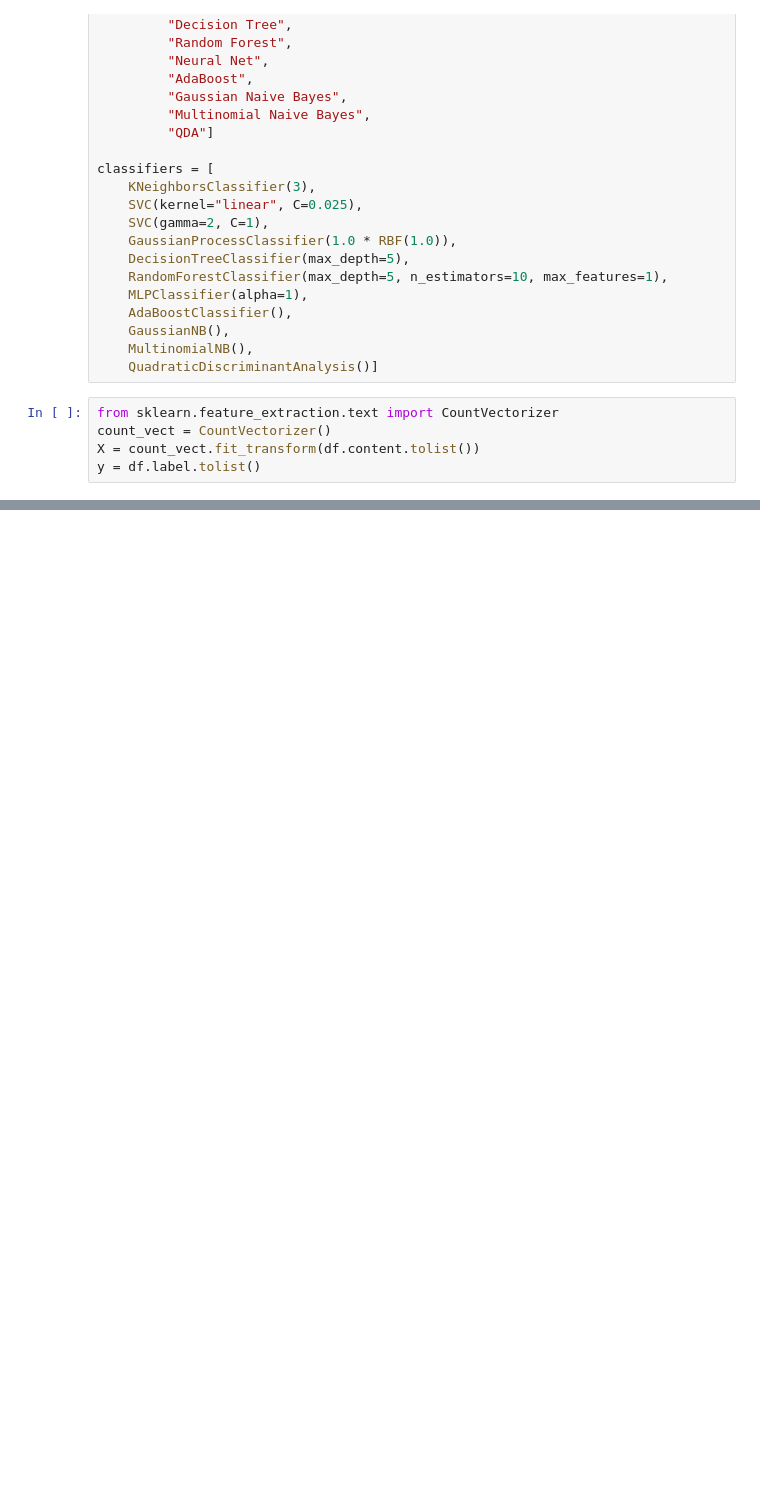
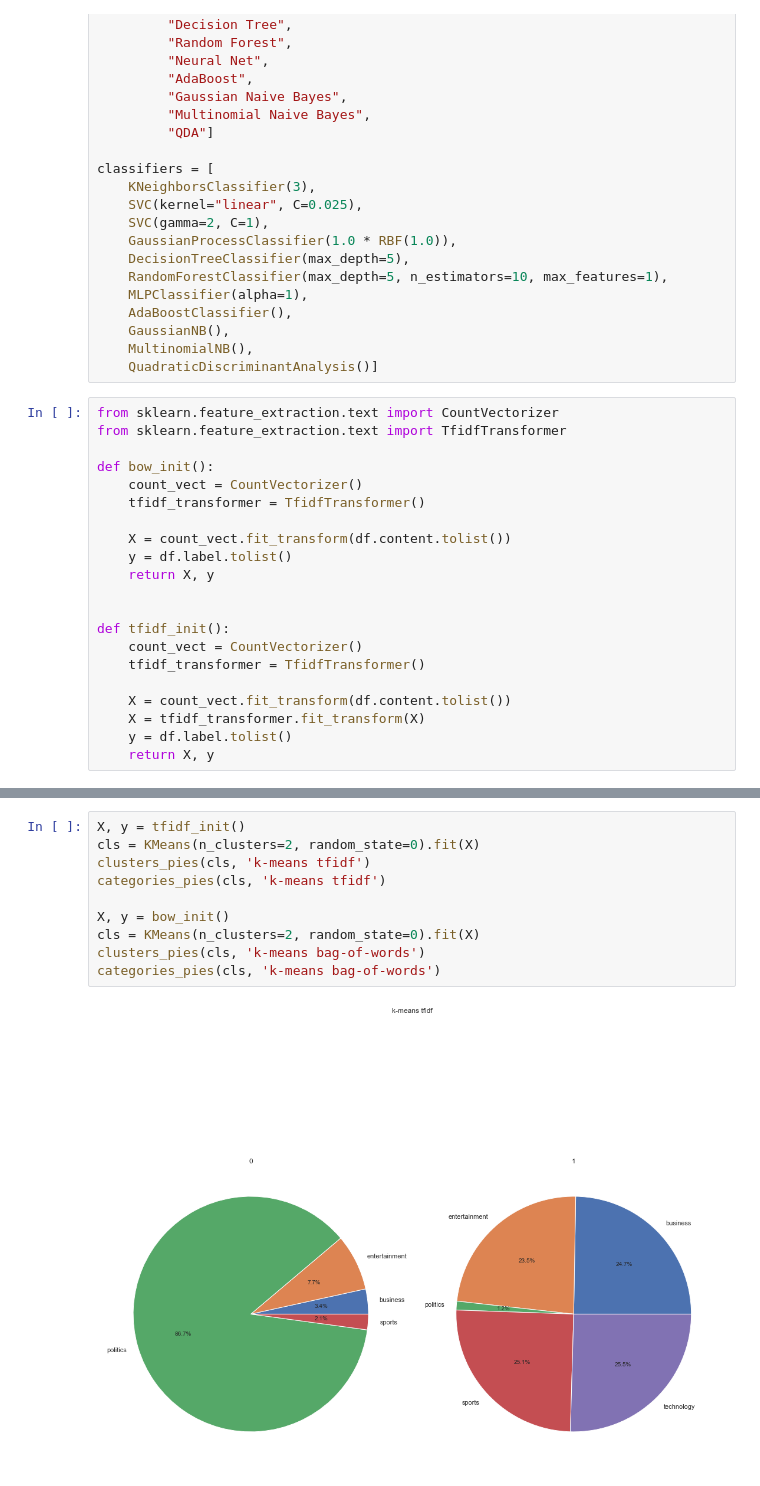
Before and after one commit to mkuzmik/text-categorization, a Jupyter notebook: notebooks/visualization.ipynb, the cells around one changed output, grey strips where cells are left out. Cells and saved outputs as stored; diff of their text form; blank space fills up the shorter version.

Commit message:
Clustering notebook, fixes

```diff
--- a/notebooks/visualization.ipynb
+++ b/notebooks/visualization.ipynb
@@ -182,9 +182,25 @@ classifiers = [
     QuadraticDiscriminantAnalysis()]
 # %%
 from sklearn.feature_extraction.text import CountVectorizer
-count_vect = CountVectorizer()
-X = count_vect.fit_transform(df.content.tolist())
-y = df.label.tolist()
+from sklearn.feature_extraction.text import TfidfTransformer
+
+def bow_init():
+    count_vect = CountVectorizer()
+    tfidf_transformer = TfidfTransformer()
+
+    X = count_vect.fit_transform(df.content.tolist())
+    y = df.label.tolist()
+    return X, y
+
+
+def tfidf_init():
+    count_vect = CountVectorizer()
+    tfidf_transformer = TfidfTransformer()
+
+    X = count_vect.fit_transform(df.content.tolist())
+    X = tfidf_transformer.fit_transform(X)
+    y = df.label.tolist()
+    return X, y
 # %%
 from sklearn.model_selection import train_test_split
 
@@ -211,0 +347,12 @@ plt.show()
+# %%
+X, y = tfidf_init()
+cls = KMeans(n_clusters=2, random_state=0).fit(X)
+clusters_pies(cls, 'k-means tfidf')
+categories_pies(cls, 'k-means tfidf')
+
+X, y = bow_init()
+cls = KMeans(n_clusters=2, random_state=0).fit(X)
+clusters_pies(cls, 'k-means bag-of-words')
+categories_pies(cls, 'k-means bag-of-words')
+# %% [output]
+[figure, added]
```
Also changed, not shown: parts of 13 cells of this notebook, 7 other files.
